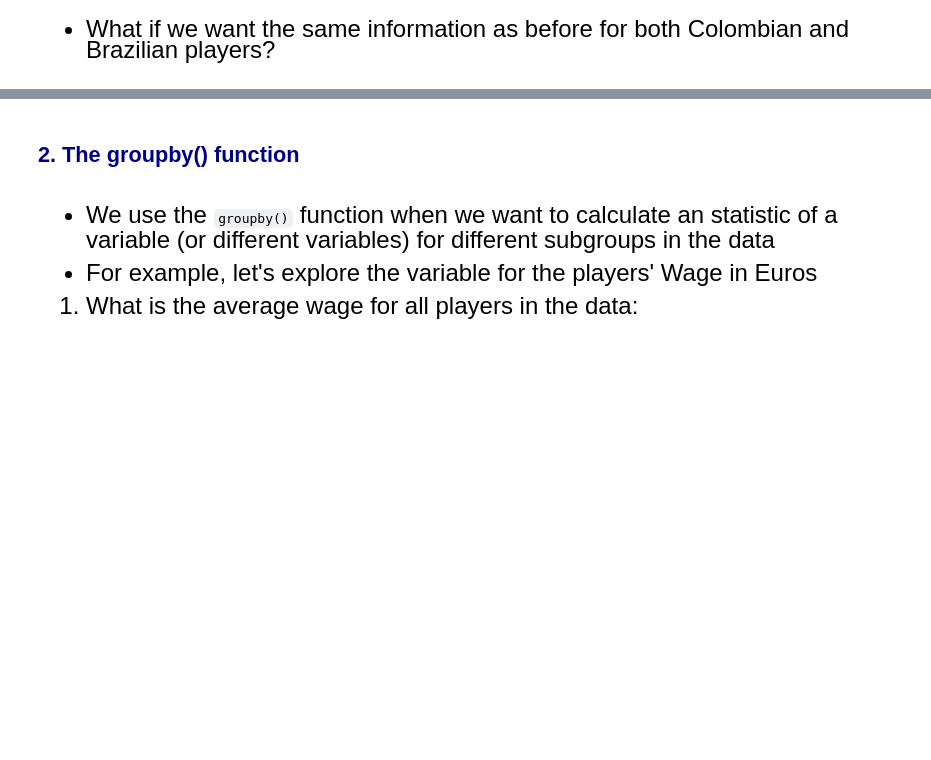
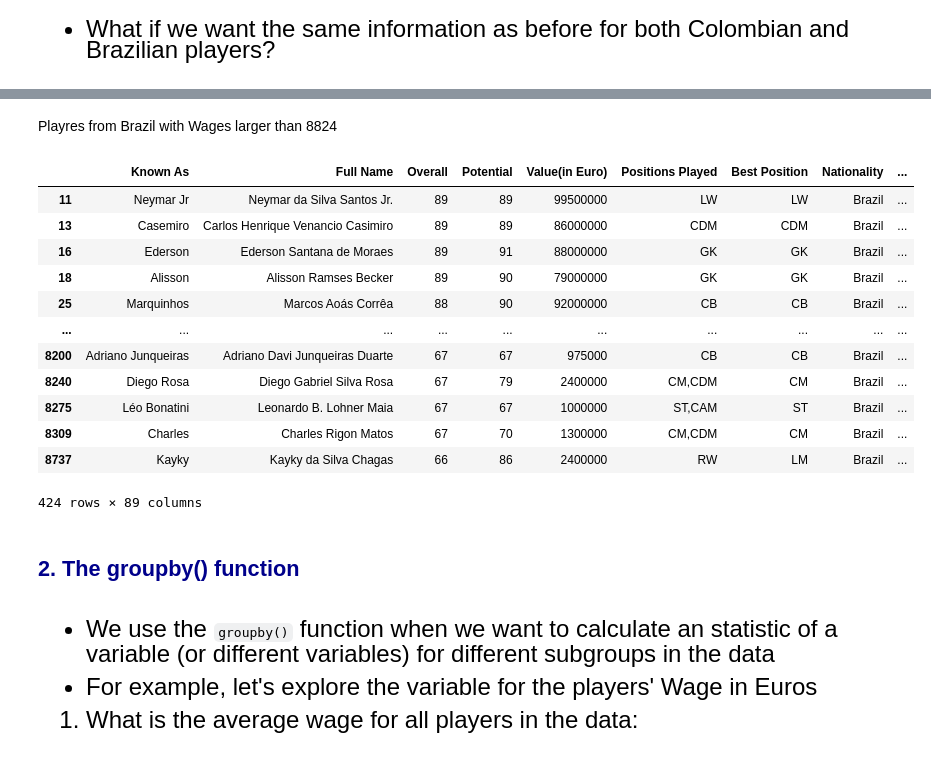
Before and after one commit to JE-Classrooms/qtm151-notes, a Jupyter notebook: lecture14/lecture14.ipynb, the cells around one changed output, grey strips where cells are left out. Drawn from its saved outputs; the diff is of its cells as text; code cells hidden in the pictures; blank space fills up the shorter version.

```diff
--- a/lecture14/lecture14.ipynb
+++ b/lecture14/lecture14.ipynb
@@ -178,3 +257,21 @@ fifa_sorted.iloc[[1,5,100], [1, 7, 10]]
+# %% [markdown]
+Playres from Brazil with Wages larger than 8824
+# %%
+fifa[(fifa['Wage(in Euro)']>8824) & (fifa['Nationality']=='Brazil')]
+# %% [output]
+|  | Known As | Full Name | Overall | Potential | Value(in Euro) | Positions Played | Best Position | Nationality | ... |
+| 11 | Neymar Jr | Neymar da Silva Santos Jr. | 89 | 89 | 99500000 | LW | LW | Brazil | ... |
+| 13 | Casemiro | Carlos Henrique Venancio Casimiro | 89 | 89 | 86000000 | CDM | CDM | Brazil | ... |
+| 16 | Ederson | Ederson Santana de Moraes | 89 | 91 | 88000000 | GK | GK | Brazil | ... |
+| 18 | Alisson | Alisson Ramses Becker | 89 | 90 | 79000000 | GK | GK | Brazil | ... |
+| 25 | Marquinhos | Marcos Aoás Corrêa | 88 | 90 | 92000000 | CB | CB | Brazil | ... |
+| ... | ... | ... | ... | ... | ... | ... | ... | ... | ... |
+| 8200 | Adriano Junqueiras | Adriano Davi Junqueiras Duarte | 67 | 67 | 975000 | CB | CB | Brazil | ... |
+| 8240 | Diego Rosa | Diego Gabriel Silva Rosa | 67 | 79 | 2400000 | CM,CDM | CM | Brazil | ... |
+| 8275 | Léo Bonatini | Leonardo B. Lohner Maia | 67 | 67 | 1000000 | ST,CAM | ST | Brazil | ... |
+| 8309 | Charles | Charles Rigon Matos | 67 | 70 | 1300000 | CM,CDM | CM | Brazil | ... |
+| 8737 | Kayky | Kayky da Silva Chagas | 66 | 86 | 2400000 | RW | LM | Brazil | ... |
+424 rows × 89 columns
 # %% [markdown]
 ## <span style="color:darkblue"> 2. The groupby() function</span>
 # %% [markdown]
```
Also changed, not shown: parts of 10 cells of this notebook, 3 other files.
